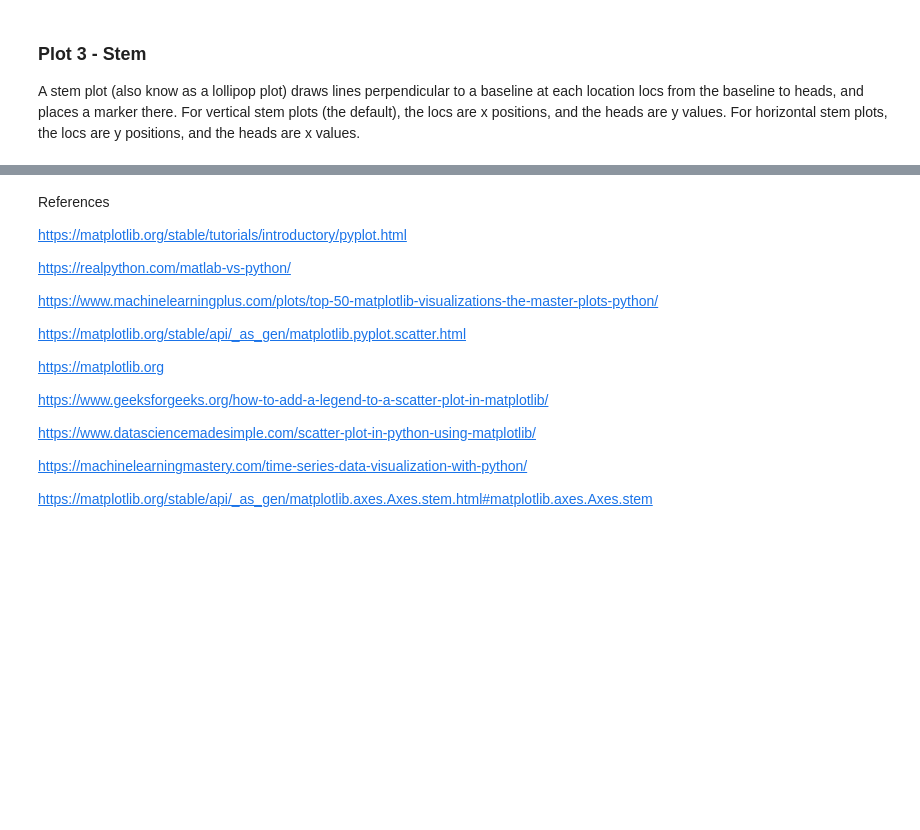
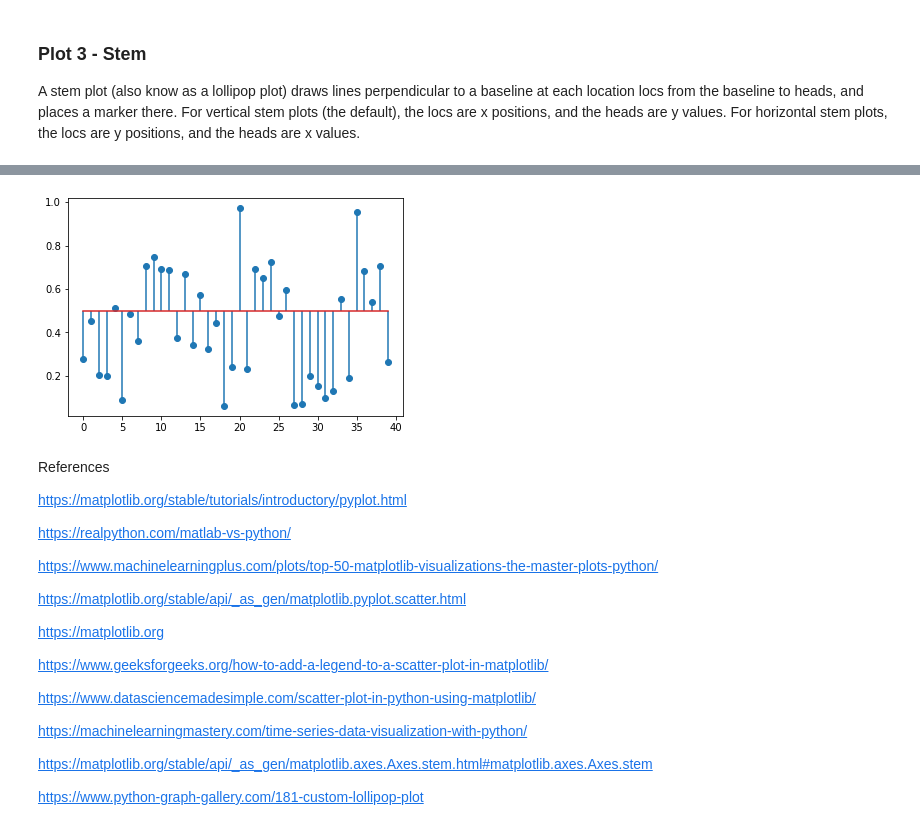
Before and after one commit to susehenry/Fundamentals-of-Data-Analysis, a Jupyter notebook: pyplot.ipynb, the cells around one changed output, grey strips where cells are left out. Saved outputs shown, nothing was run; the diff lists cells and outputs as text; code cells hidden in the pictures; blank space fills up the shorter version.

```diff
--- a/pyplot.ipynb
+++ b/pyplot.ipynb
@@ -169,3 +171,15 @@ plt.show()
+# %%
+#plot 4
+#The position of the baseline can be changed using bottom argument in the stem() function
+
+# create data
+values=np.random.uniform(size=40)
+
+# position is customized with the `bottom` argument
+plt.stem (values, bottom=0.5)
+plt.show()
+# %% [output]
+[figure, added]
 # %% [markdown]
 References
 
@@ -186,3 +200,5 @@ https://www.datasciencemadesimple.com/scatter-plot-in-python-using-matplotlib/
 https://machinelearningmastery.com/time-series-data-visualization-with-python/
 
 https://matplotlib.org/stable/api/_as_gen/matplotlib.axes.Axes.stem.html#matplotlib.axes.Axes.stem
+
+https://www.python-graph-gallery.com/181-custom-lollipop-plot
```
Also changed, not shown: parts of 3 cells of this notebook, 2 other files.
